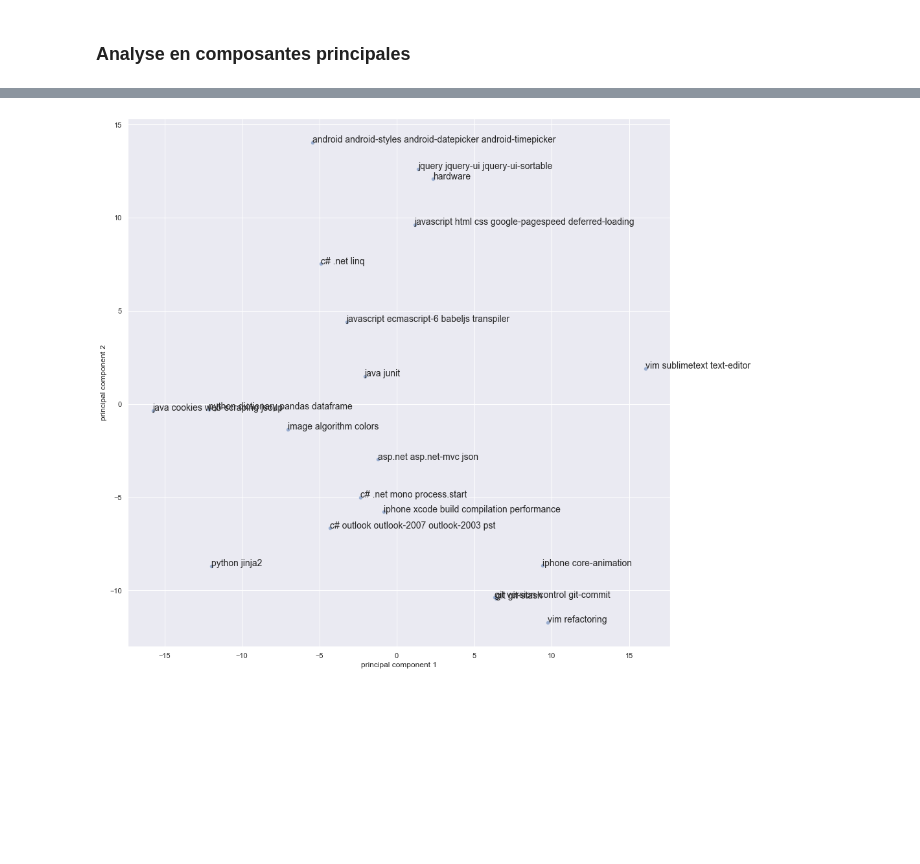
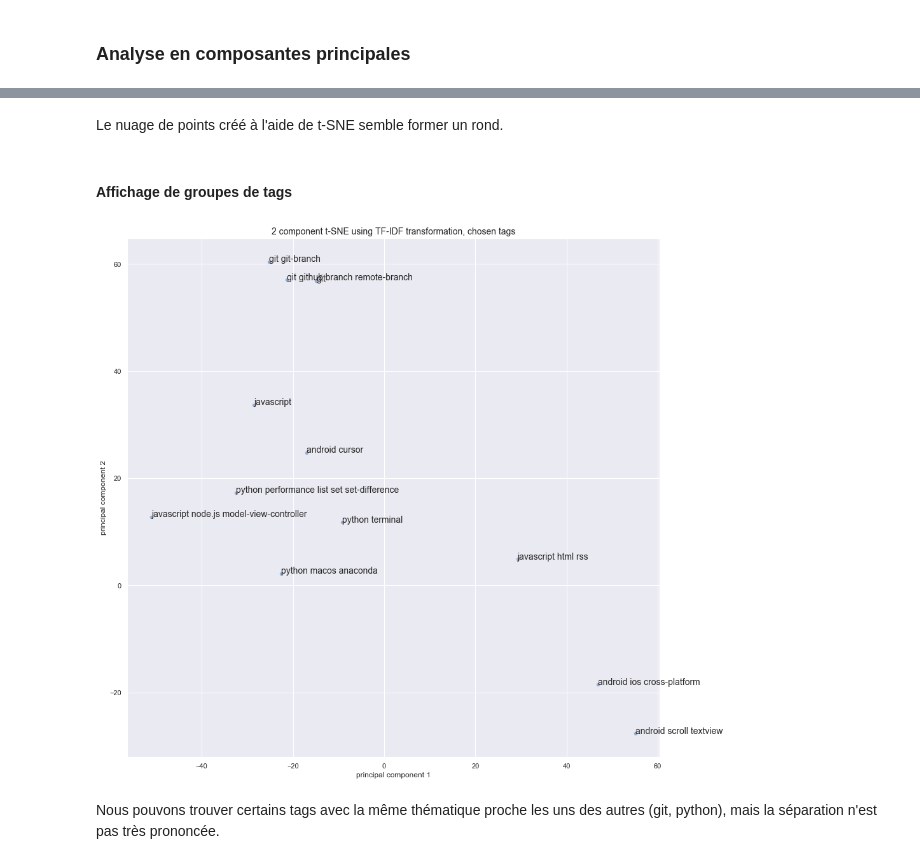
Before and after one commit to Lenka-St/Projet5, a Jupyter notebook: Notebook1_Analyse_exploratoire.ipynb, the cells around one changed output, grey strips where cells are left out. Cells and saved outputs as stored; diff of their text form; code cells hidden in the pictures; blank space fills up the shorter version.

```diff
--- a/Notebook1_Analyse_exploratoire.ipynb
+++ b/Notebook1_Analyse_exploratoire.ipynb
@@ -1462,0 +1593,3 @@ ax.grid()
+# %%
+chosen_principalDf = principalDf.iloc[chosen_tags_index]
+chosen_principalDf
@@ -1463,17 +1610,19 @@ ax.grid()
 # %%
-# Scatterplot with names of 50 most important features
-
-liste_mots = list(y_train_clean[:10])
+# Scatterplot of chosen tags
+# !!! Comment faire pour éviter le texte qui se chévauche ?
 
 sns.set()# Initialize figure
 fig, ax = plt.subplots(figsize = (15, 15))
-sns.scatterplot(principalDf['principal component 1'][:10],
-           principalDf['principal component 2'][:10], alpha = 0.5)
 
-for i in range(10):
+ax.set_title('2 component PCA using TF-IDF transformation, chosen tags', fontsize=14)
 
-    plt.text(principalDf['principal component 1'][i], principalDf['principal component 2'][i], liste_mots[i],
-         fontsize = 14)
+sns.scatterplot(chosen_principalDf['principal component 1'],
+           chosen_principalDf['principal component 2'], alpha = 0.5)
+
+for i in chosen_tags.index:
+
+    plt.text(chosen_principalDf['principal component 1'][i], chosen_principalDf['principal component 2'][i],
+             chosen_tags[i],fontsize = 14)
 
 plt.show()
 # %% [output]
@@ -1486,7 +1637,7 @@ from sklearn.manifold import TSNE
 # Initialize t-SNE
 tsne = TSNE(n_components = 2, init = 'random', random_state = 10, perplexity = 100)
 # %%
-tsne_df = tsne.fit_transform(X_train_tfidf)
+tsne_df = tsne.fit_transform(X_train_tfidf_sample)
 # %%
 principalDf = pd.DataFrame(data=tsne_df, columns=[
                            'principal component 1', 'principal component 2'])
@@ -1493,18 +1657,27 @@ principalDf = pd.DataFrame(data=tsne_df, columns=[
+# %% [markdown]
+Le nuage de points créé à l'aide de t-SNE semble former un rond.
+# %% [markdown]
+#### Affichage de groupes de tags
+# %%
+chosen_principalDf = principalDf.iloc[chosen_tags_index]
 # %%
-# Scatterplot with names of 50 most important features
-
-liste_mots = list(y_train_clean[:20])
+# Scatterplot of chosen tags
 
 sns.set()# Initialize figure
 fig, ax = plt.subplots(figsize = (15, 15))
-sns.scatterplot(principalDf['principal component 1'][:20],
-           principalDf['principal component 2'][:20], alpha = 0.5)
 
-for i in range(20):
+ax.set_title('2 component t-SNE using TF-IDF transformation, chosen tags', fontsize=14)
 
-    plt.text(principalDf['principal component 1'][i], principalDf['principal component 2'][i], liste_mots[i],
-         fontsize = 14)
+sns.scatterplot(chosen_principalDf['principal component 1'],
+           chosen_principalDf['principal component 2'], alpha = 0.5)
+
+for i in chosen_tags.index:
+
+    plt.text(chosen_principalDf['principal component 1'][i], chosen_principalDf['principal component 2'][i],
+             chosen_tags[i],fontsize = 14)
 
 plt.show()
 # %% [output]
-[figure, old version]
+[figure, new version]
+# %% [markdown]
+Nous pouvons trouver certains tags avec la même thématique proche les uns des autres (git, python), mais la séparation n'est pas très prononcée.
```
Also changed, not shown: parts of 74 cells of this notebook, 1 other file.
